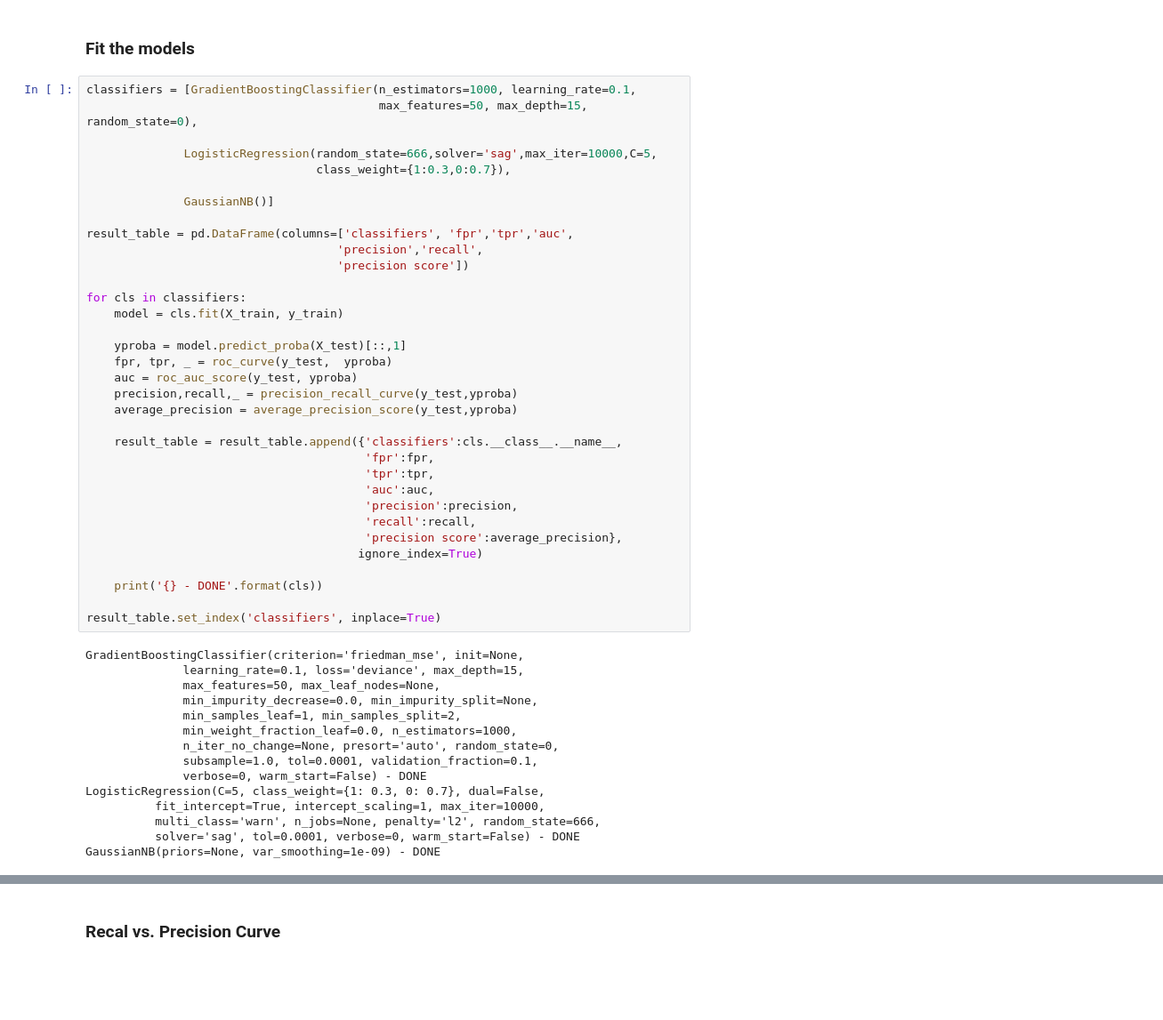
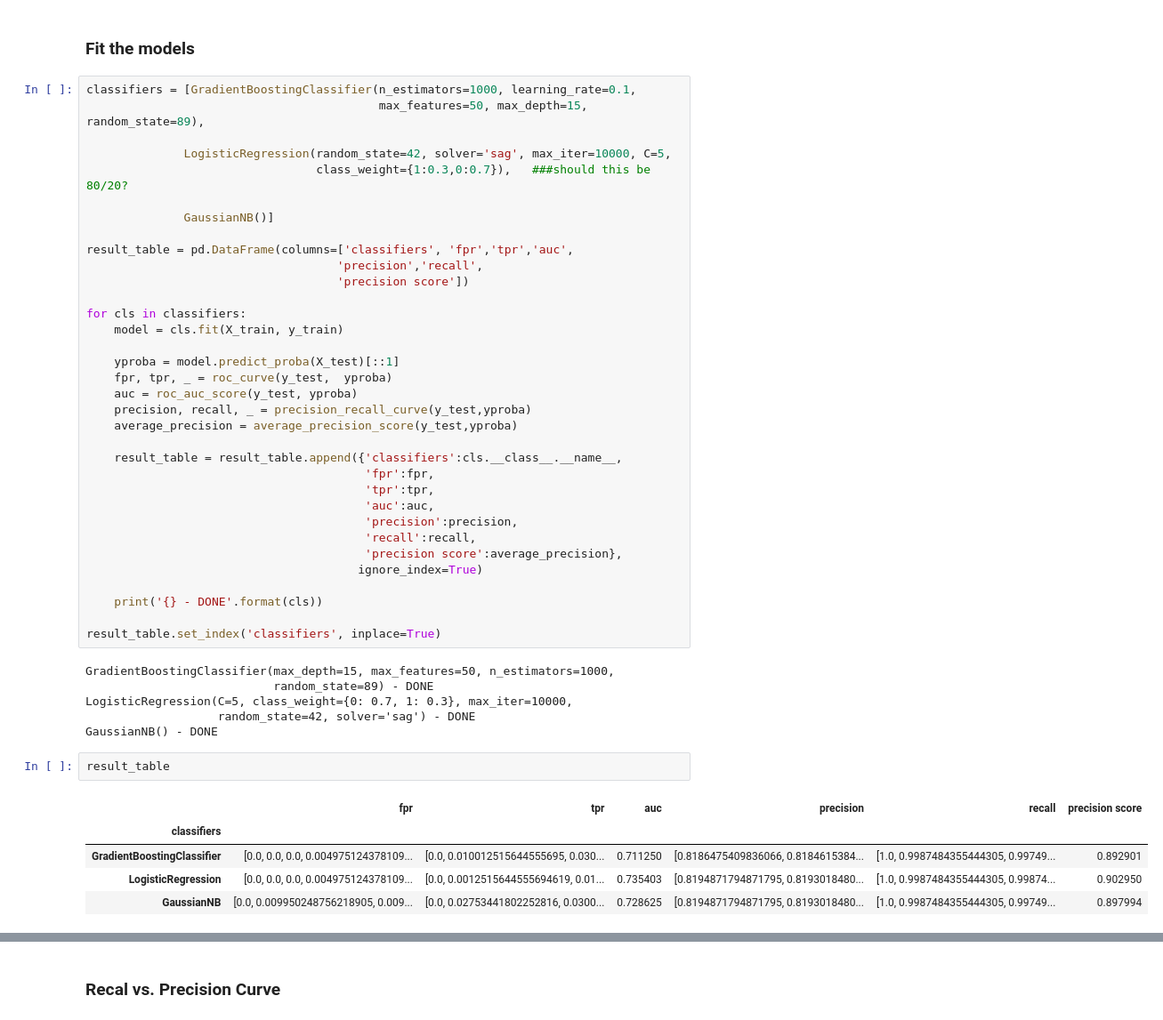
Before and after one commit to jslaga/SpringboardDSC, a Jupyter notebook: Capstone2/Modeling.ipynb, the cells around one changed output, grey strips where cells are left out. Shown at 89% size. Drawn from its saved outputs; the diff is of its cells as text; blank space fills up the shorter version.

```diff
--- a/Capstone2/Modeling.ipynb
+++ b/Capstone2/Modeling.ipynb
@@ -51,10 +49,10 @@ dtype: float64
 ### Fit the models
 # %%
 classifiers = [GradientBoostingClassifier(n_estimators=1000, learning_rate=0.1,
-                                          max_features=50, max_depth=15, random_state=0),
+                                          max_features=50, max_depth=15, random_state=89),
 
-              LogisticRegression(random_state=666,solver='sag',max_iter=10000,C=5,
-                                 class_weight={1:0.3,0:0.7}),
+              LogisticRegression(random_state=42, solver='sag', max_iter=10000, C=5,
+                                 class_weight={1:0.3,0:0.7}),   ###should this be 80/20?
 
               GaussianNB()]
 
@@ -65,10 +63,10 @@ result_table = pd.DataFrame(columns=['classifiers', 'fpr','tpr','auc',
 for cls in classifiers:
     model = cls.fit(X_train, y_train)
 
-    yproba = model.predict_proba(X_test)[::,1]
+    yproba = model.predict_proba(X_test)[::1]
     fpr, tpr, _ = roc_curve(y_test,  yproba)
     auc = roc_auc_score(y_test, yproba)
-    precision,recall,_ = precision_recall_curve(y_test,yproba)
+    precision, recall, _ = precision_recall_curve(y_test,yproba)
     average_precision = average_precision_score(y_test,yproba)
 
     result_table = result_table.append({'classifiers':cls.__class__.__name__,
@@ -84,17 +82,16 @@ for cls in classifiers:
 
 result_table.set_index('classifiers', inplace=True)
 # %% [output]
-GradientBoostingClassifier(criterion='friedman_mse', init=None,
-              learning_rate=0.1, loss='deviance', max_depth=15,
-              max_features=50, max_leaf_nodes=None,
-              min_impurity_decrease=0.0, min_impurity_split=None,
-              min_samples_leaf=1, min_samples_split=2,
-              min_weight_fraction_leaf=0.0, n_estimators=1000,
-              n_iter_no_change=None, presort='auto', random_state=0,
-              subsample=1.0, tol=0.0001, validation_fraction=0.1,
-              verbose=0, warm_start=False) - DONE
-LogisticRegression(C=5, class_weight={1: 0.3, 0: 0.7}, dual=False,
-          fit_intercept=True, intercept_scaling=1, max_iter=10000,
-          multi_class='warn', n_jobs=None, penalty='l2', random_state=666,
-          solver='sag', tol=0.0001, verbose=0, warm_start=False) - DONE
-GaussianNB(priors=None, var_smoothing=1e-09) - DONE
+GradientBoostingClassifier(max_depth=15, max_features=50, n_estimators=1000,
+                           random_state=89) - DONE
+LogisticRegression(C=5, class_weight={0: 0.7, 1: 0.3}, max_iter=10000,
+                   random_state=42, solver='sag') - DONE
+GaussianNB() - DONE
+# %%
+result_table
+# %% [output]
+|  | fpr | tpr | auc | precision | recall | precision score |
+| classifiers |  |  |  |  |  |  |
+| GradientBoostingClassifier | [0.0, 0.0, 0.0, 0.004975124378109... | [0.0, 0.010012515644555695, 0.030... | 0.711250 | [0.8186475409836066, 0.8184615384... | [1.0, 0.9987484355444305, 0.99749... | 0.892901 |
+| LogisticRegression | [0.0, 0.0, 0.0, 0.004975124378109... | [0.0, 0.0012515644555694619, 0.01... | 0.735403 | [0.8194871794871795, 0.8193018480... | [1.0, 0.9987484355444305, 0.99874... | 0.902950 |
+| GaussianNB | [0.0, 0.009950248756218905, 0.009... | [0.0, 0.02753441802252816, 0.0300... | 0.728625 | [0.8194871794871795, 0.8193018480... | [1.0, 0.9987484355444305, 0.99749... | 0.897994 |
```
Also changed, not shown: parts of 19 cells of this notebook, 1 other file.
